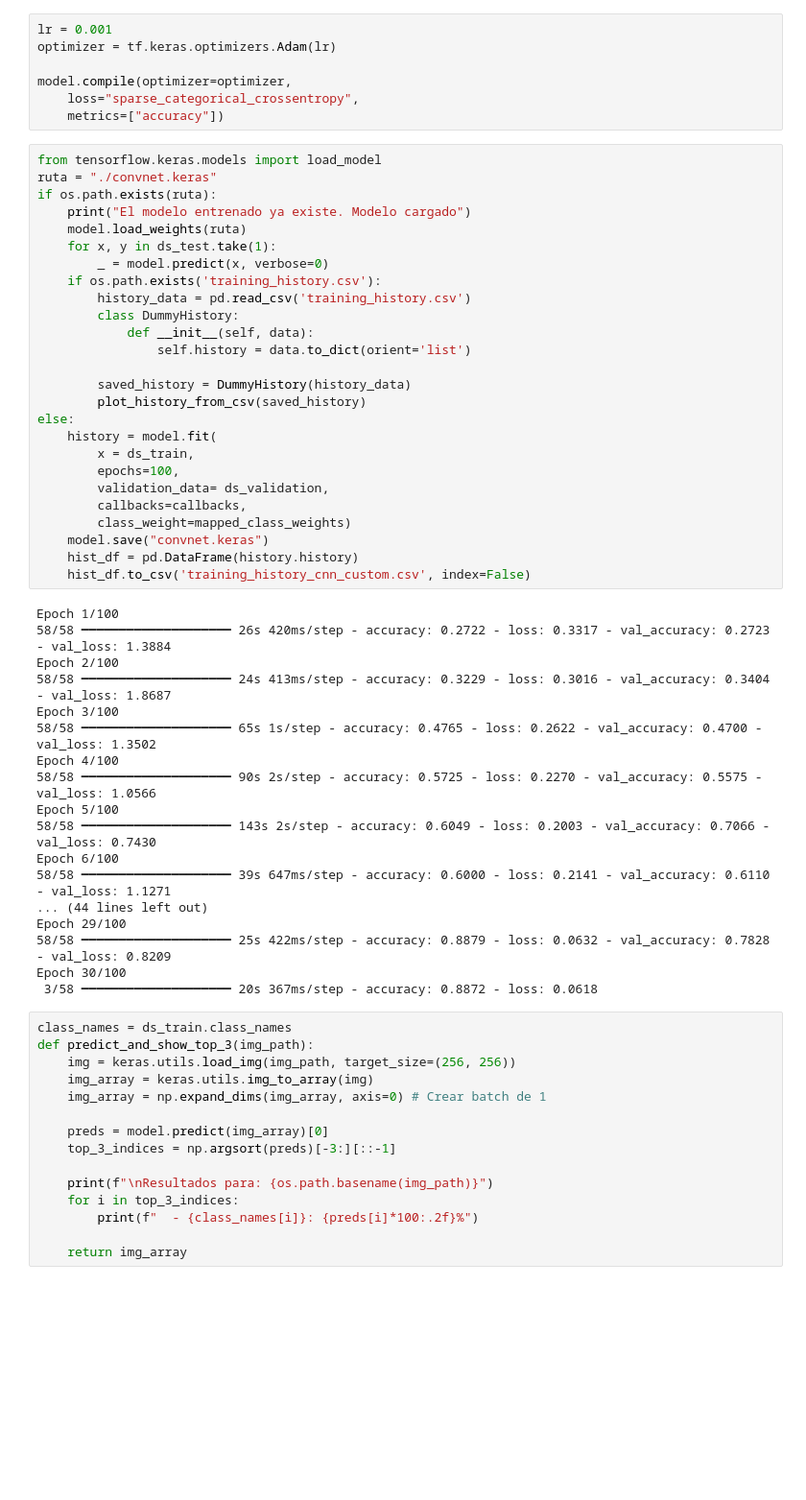
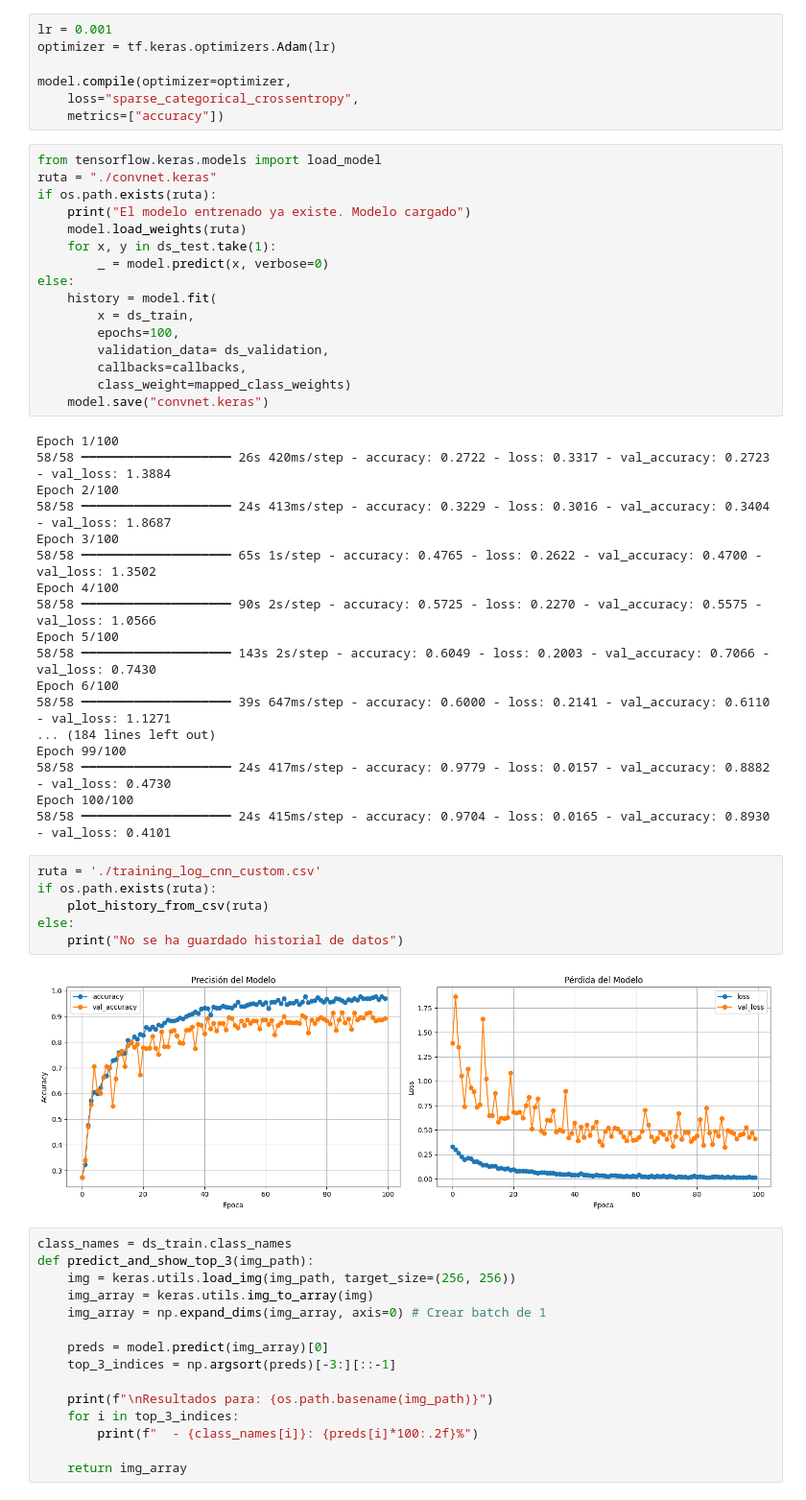
Before and after one commit to Ailuj27/Proyecto_DISIA_Grupo_13, a Jupyter notebook: Reconocimiento_tumores_hito_3.ipynb, the cells around one changed output. Shown at 96% size. Drawn from its saved outputs; the diff is of its cells as text; blank space fills up the shorter version.

```diff
--- a/Reconocimiento_tumores_hito_3.ipynb
+++ b/Reconocimiento_tumores_hito_3.ipynb
@@ -199,14 +218,6 @@ if os.path.exists(ruta):
     model.load_weights(ruta)
     for x, y in ds_test.take(1):
         _ = model.predict(x, verbose=0)
-    if os.path.exists('training_history.csv'):
-        history_data = pd.read_csv('training_history.csv')
-        class DummyHistory:
-            def __init__(self, data):
-                self.history = data.to_dict(orient='list')
-
-        saved_history = DummyHistory(history_data)
-        plot_history_from_csv(saved_history)
 else:
     history = model.fit(
         x = ds_train,
@@ -215,8 +226,6 @@ else:
         callbacks=callbacks,
         class_weight=mapped_class_weights)
     model.save("convnet.keras")
-    hist_df = pd.DataFrame(history.history)
-    hist_df.to_csv('training_history_cnn_custom.csv', index=False)
 # %% [output]
 Epoch 1/100
 58/58 ━━━━━━━━━━━━━━━━━━━━ 26s 420ms/step - accuracy: 0.2722 - loss: 0.3317 - val_accuracy: 0.2723 - val_loss: 1.3884
@@ -230,11 +239,19 @@ Epoch 5/100
 58/58 ━━━━━━━━━━━━━━━━━━━━ 143s 2s/step - accuracy: 0.6049 - loss: 0.2003 - val_accuracy: 0.7066 - val_loss: 0.7430
 Epoch 6/100
 58/58 ━━━━━━━━━━━━━━━━━━━━ 39s 647ms/step - accuracy: 0.6000 - loss: 0.2141 - val_accuracy: 0.6110 - val_loss: 1.1271
-... (44 lines left out)
-Epoch 29/100
-58/58 ━━━━━━━━━━━━━━━━━━━━ 25s 422ms/step - accuracy: 0.8879 - loss: 0.0632 - val_accuracy: 0.7828 - val_loss: 0.8209
-Epoch 30/100
- 3/58 ━━━━━━━━━━━━━━━━━━━━ 20s 367ms/step - accuracy: 0.8872 - loss: 0.0618
+... (184 lines left out)
+Epoch 99/100
+58/58 ━━━━━━━━━━━━━━━━━━━━ 24s 417ms/step - accuracy: 0.9779 - loss: 0.0157 - val_accuracy: 0.8882 - val_loss: 0.4730
+Epoch 100/100
+58/58 ━━━━━━━━━━━━━━━━━━━━ 24s 415ms/step - accuracy: 0.9704 - loss: 0.0165 - val_accuracy: 0.8930 - val_loss: 0.4101
+# %%
+ruta = './training_log_cnn_custom.csv'
+if os.path.exists(ruta):
+    plot_history_from_csv(ruta)
+else:
+    print("No se ha guardado historial de datos")
+# %% [output]
+[figure, added]
 # %%
 class_names = ds_train.class_names
 def predict_and_show_top_3(img_path):
```
Also changed, not shown: parts of 12 cells of this notebook, 4 other files.
